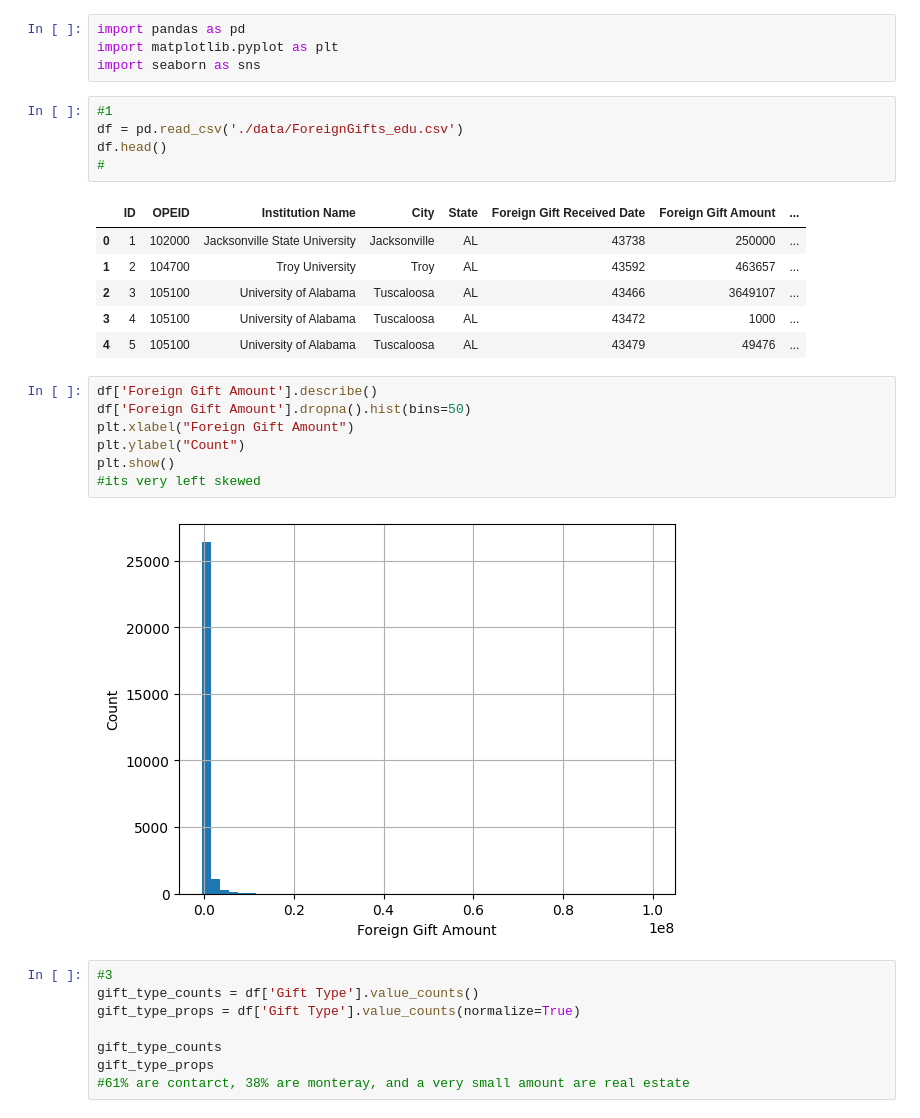
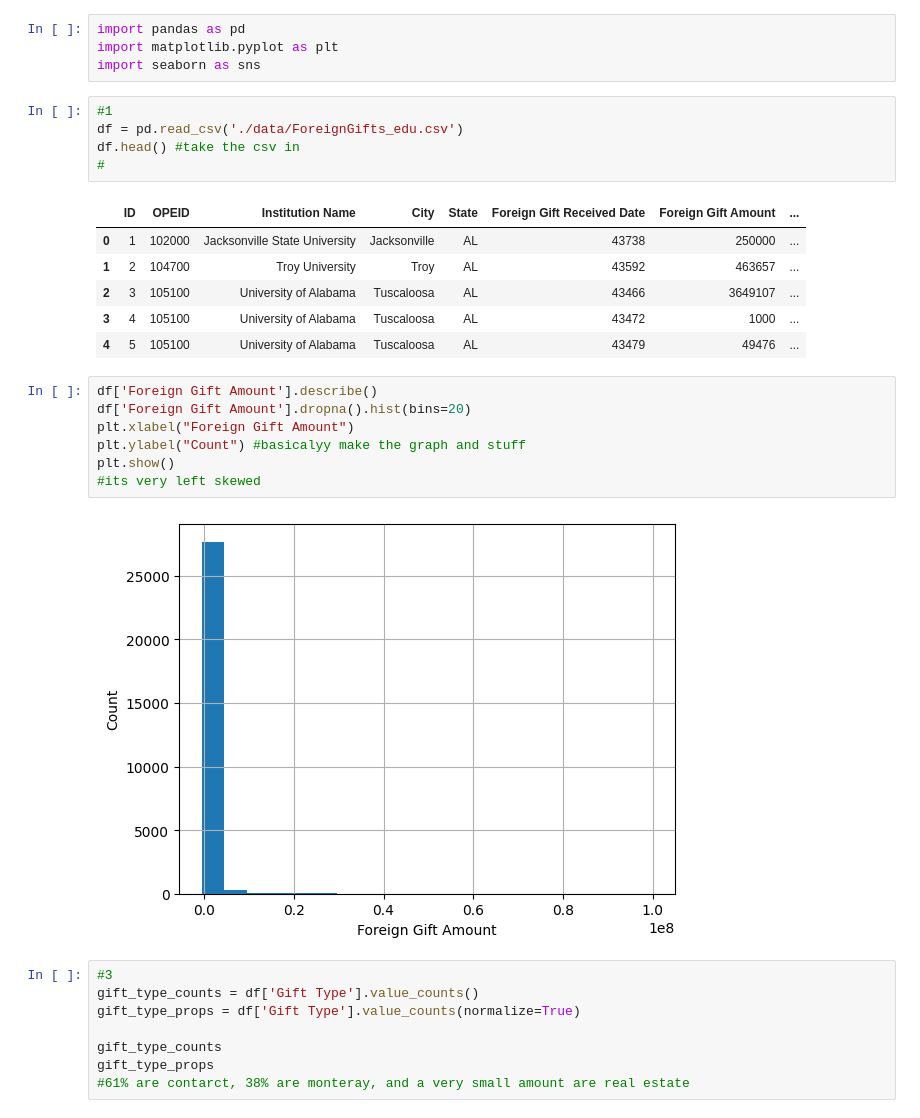
Before and after one commit to AlxScottt/undergrad_ml_assignments, a Jupyter notebook: 01_assignment_wrangling_and_eda.ipynb, the cells around one changed output. Cells and saved outputs as stored; diff of their text form.

```diff
--- a/01_assignment_wrangling_and_eda.ipynb
+++ b/01_assignment_wrangling_and_eda.ipynb
@@ -319,7 +323,7 @@ import seaborn as sns
 # %%
 #1
 df = pd.read_csv('./data/ForeignGifts_edu.csv')
-df.head()
+df.head() #take the csv in
 #
 # %% [output]
 |  | ID | OPEID | Institution Name | City | State | Foreign Gift Received Date | Foreign Gift Amount | ... |
@@ -330,13 +334,13 @@ df.head()
 | 4 | 5 | 105100 | University of Alabama | Tuscaloosa | AL | 43479 | 49476 | ... |
 # %%
 df['Foreign Gift Amount'].describe()
-df['Foreign Gift Amount'].dropna().hist(bins=50)
+df['Foreign Gift Amount'].dropna().hist(bins=20)
 plt.xlabel("Foreign Gift Amount")
-plt.ylabel("Count")
+plt.ylabel("Count") #basicalyy make the graph and stuff
 plt.show()
 #its very left skewed
 # %% [output]
-[figure, old version]
+[figure, new version]
 # %%
 #3
 gift_type_counts = df['Gift Type'].value_counts()
```
Also changed, not shown: parts of 9 cells of this notebook.
